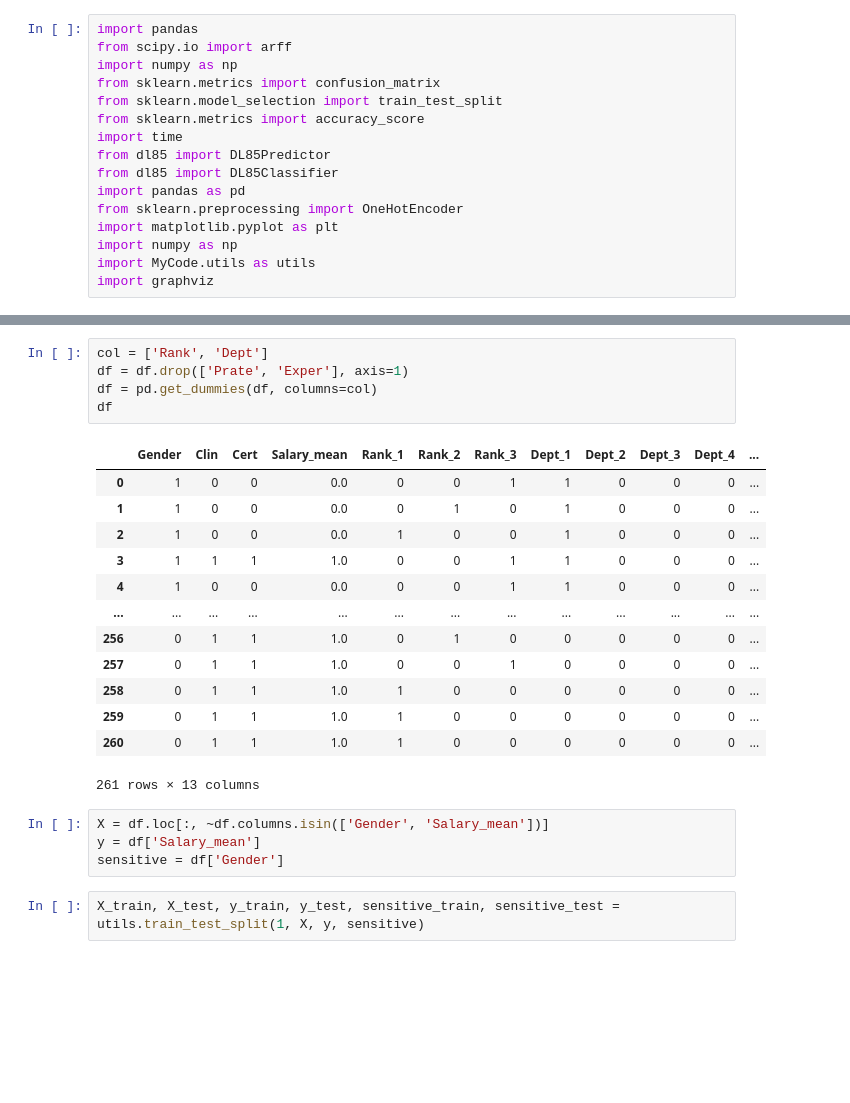
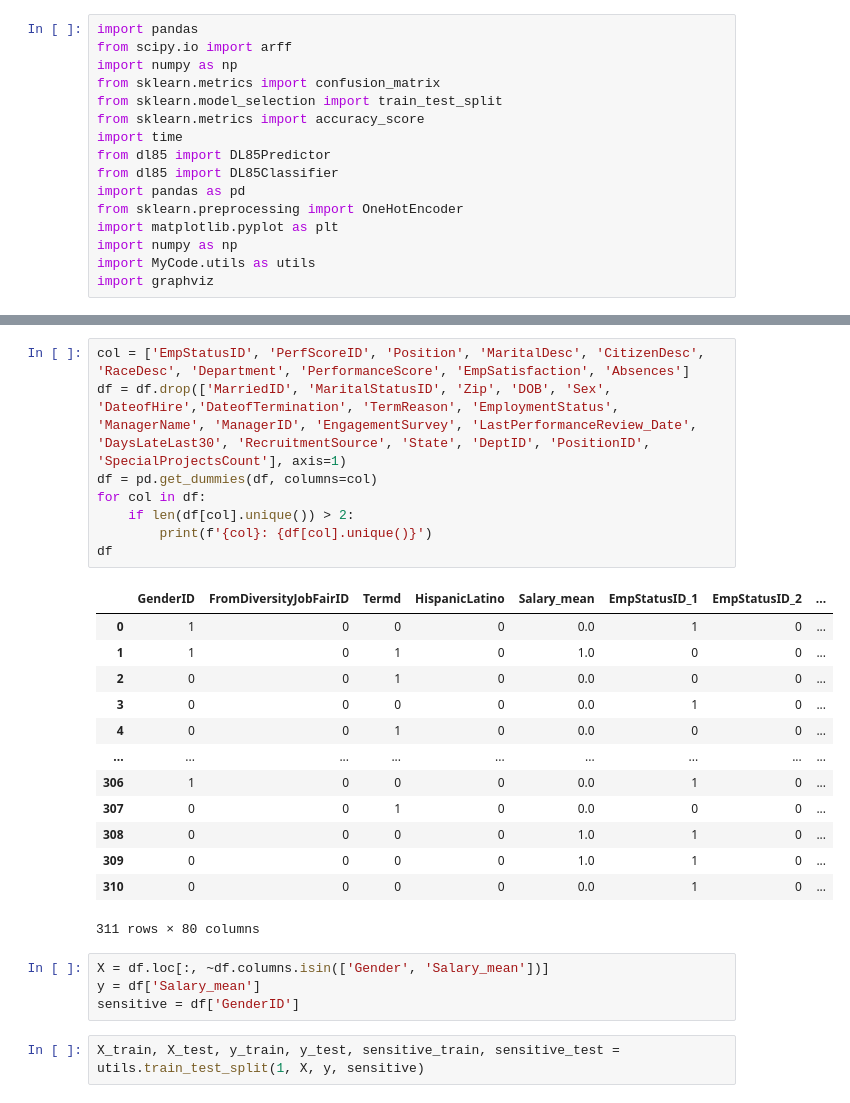
Before and after one commit to Hadyark/Masters-thesis_How-to-find-Decision-Trees-that-are-Optimal, a Jupyter notebook: MyCode/HR.ipynb, the cells around one changed output, grey strips where cells are left out. Saved outputs shown, nothing was run; the diff lists cells and outputs as text; blank space fills up the shorter version.

```diff
--- a/MyCode/HR.ipynb
+++ b/MyCode/HR.ipynb
@@ -63,26 +76,29 @@ df
-# %%
-col = ['Rank', 'Dept']
-df = df.drop(['Prate', 'Exper'], axis=1)
-df = pd.get_dummies(df, columns=col)
-df
-# %% [output]
-|  | Gender | Clin | Cert | Salary_mean | Rank_1 | Rank_2 | Rank_3 | Dept_1 | Dept_2 | Dept_3 | Dept_4 | ... |
-| 0 | 1 | 0 | 0 | 0.0 | 0 | 0 | 1 | 1 | 0 | 0 | 0 | ... |
-| 1 | 1 | 0 | 0 | 0.0 | 0 | 1 | 0 | 1 | 0 | 0 | 0 | ... |
-| 2 | 1 | 0 | 0 | 0.0 | 1 | 0 | 0 | 1 | 0 | 0 | 0 | ... |
-| 3 | 1 | 1 | 1 | 1.0 | 0 | 0 | 1 | 1 | 0 | 0 | 0 | ... |
-| 4 | 1 | 0 | 0 | 0.0 | 0 | 0 | 1 | 1 | 0 | 0 | 0 | ... |
-| ... | ... | ... | ... | ... | ... | ... | ... | ... | ... | ... | ... | ... |
-| 256 | 0 | 1 | 1 | 1.0 | 0 | 1 | 0 | 0 | 0 | 0 | 0 | ... |
-| 257 | 0 | 1 | 1 | 1.0 | 0 | 0 | 1 | 0 | 0 | 0 | 0 | ... |
-| 258 | 0 | 1 | 1 | 1.0 | 1 | 0 | 0 | 0 | 0 | 0 | 0 | ... |
-| 259 | 0 | 1 | 1 | 1.0 | 1 | 0 | 0 | 0 | 0 | 0 | 0 | ... |
-| 260 | 0 | 1 | 1 | 1.0 | 1 | 0 | 0 | 0 | 0 | 0 | 0 | ... |
-261 rows × 13 columns
+# %%
+col = ['EmpStatusID', 'PerfScoreID', 'Position', 'MaritalDesc', 'CitizenDesc', 'RaceDesc', 'Department', 'PerformanceScore', 'EmpSatisfaction', 'Absences']
+df = df.drop(['MarriedID', 'MaritalStatusID', 'Zip', 'DOB', 'Sex', 'DateofHire','DateofTermination', 'TermReason', 'EmploymentStatus', 'ManagerName', 'ManagerID', 'EngagementSurvey', 'LastPerformanceReview_Date', 'DaysLateLast30', 'RecruitmentSource', 'State', 'DeptID', 'PositionID', 'SpecialProjectsCount'], axis=1)
+df = pd.get_dummies(df, columns=col)
+for col in df:
+    if len(df[col].unique()) > 2:
+        print(f'{col}: {df[col].unique()}')
+df
+# %% [output]
+|  | GenderID | FromDiversityJobFairID | Termd | HispanicLatino | Salary_mean | EmpStatusID_1 | EmpStatusID_2 | ... |
+| 0 | 1 | 0 | 0 | 0 | 0.0 | 1 | 0 | ... |
+| 1 | 1 | 0 | 1 | 0 | 1.0 | 0 | 0 | ... |
+| 2 | 0 | 0 | 1 | 0 | 0.0 | 0 | 0 | ... |
+| 3 | 0 | 0 | 0 | 0 | 0.0 | 1 | 0 | ... |
+| 4 | 0 | 0 | 1 | 0 | 0.0 | 0 | 0 | ... |
+| ... | ... | ... | ... | ... | ... | ... | ... | ... |
+| 306 | 1 | 0 | 0 | 0 | 0.0 | 1 | 0 | ... |
+| 307 | 0 | 0 | 1 | 0 | 0.0 | 0 | 0 | ... |
+| 308 | 0 | 0 | 0 | 0 | 1.0 | 1 | 0 | ... |
+| 309 | 0 | 0 | 0 | 0 | 1.0 | 1 | 0 | ... |
+| 310 | 0 | 0 | 0 | 0 | 0.0 | 1 | 0 | ... |
+311 rows × 80 columns
 # %%
 X = df.loc[:, ~df.columns.isin(['Gender', 'Salary_mean'])]
 y = df['Salary_mean']
-sensitive = df['Gender']
+sensitive = df['GenderID']
 # %%
 X_train, X_test, y_train, y_test, sensitive_train, sensitive_test = utils.train_test_split(1, X, y, sensitive)
 # %%
```
Also changed, not shown: parts of 20 cells of this notebook, 11 other files.
